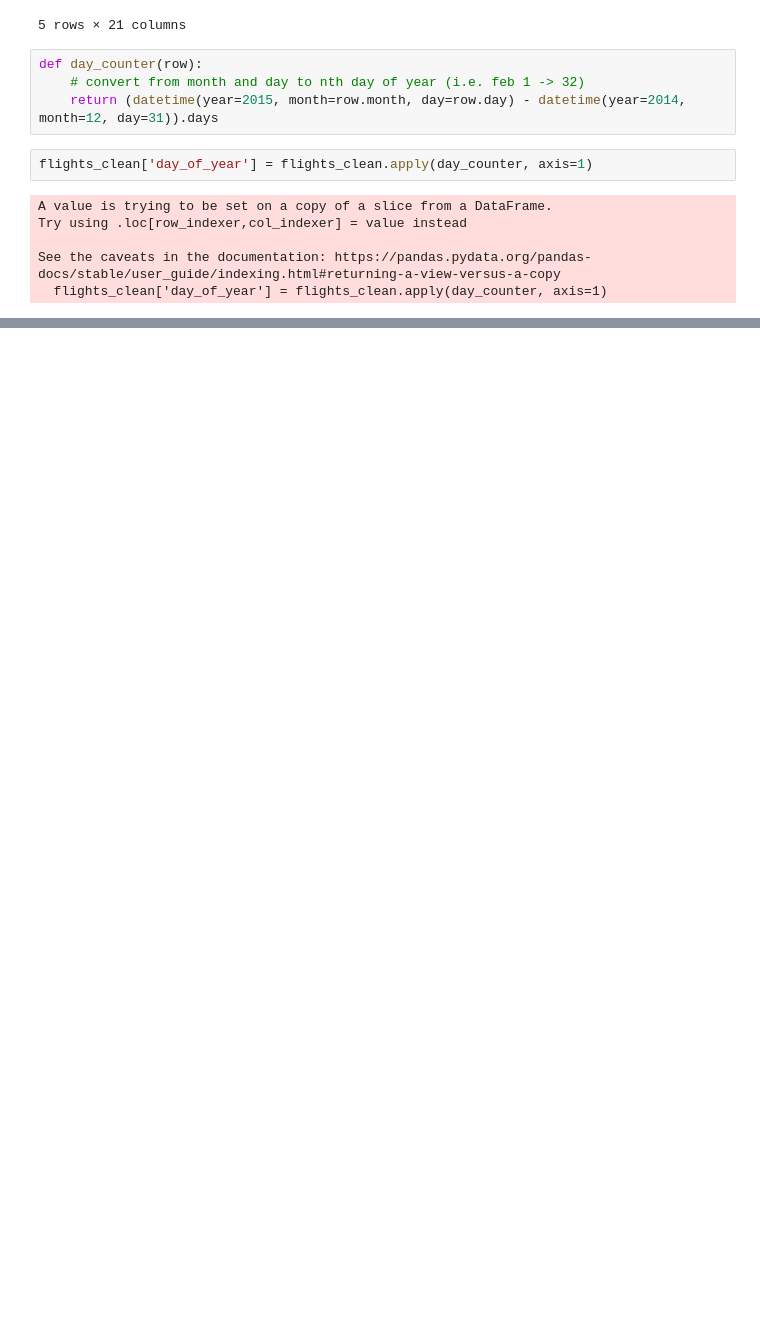
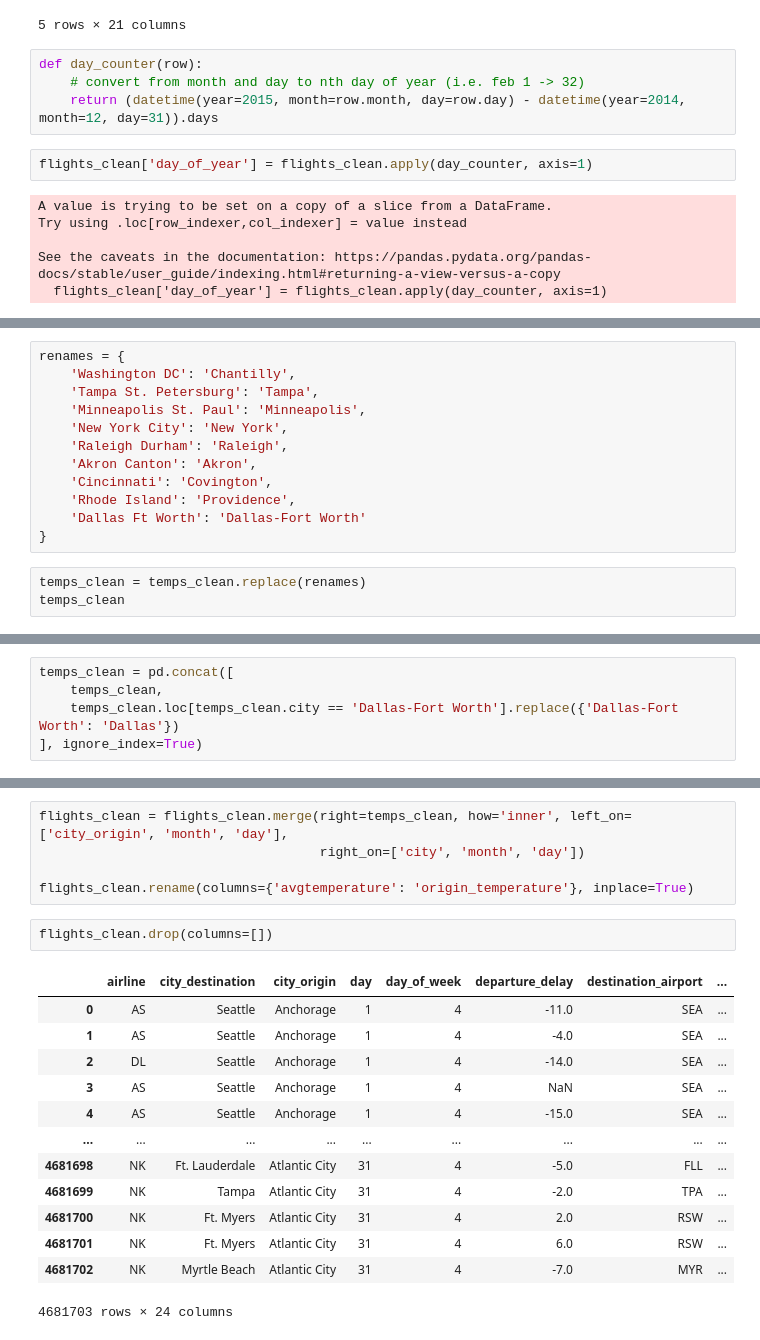
Before and after one commit to bencaterine/ding-ding-ding, a Jupyter notebook: data-cleaning.ipynb, the cells around one changed output, grey strips where cells are left out. Saved outputs shown, nothing was run; the diff lists cells and outputs as text; blank space fills up the shorter version.

```diff
--- a/data-cleaning.ipynb
+++ b/data-cleaning.ipynb
@@ -157,0 +205,15 @@ flights_clean.to_csv('data/flights_clean.csv', index=False)
+# %%
+renames = {
+    'Washington DC': 'Chantilly',
+    'Tampa St. Petersburg': 'Tampa',
+    'Minneapolis St. Paul': 'Minneapolis',
+    'New York City': 'New York',
+    'Raleigh Durham': 'Raleigh',
+    'Akron Canton': 'Akron',
+    'Cincinnati': 'Covington',
+    'Rhode Island': 'Providence',
+    'Dallas Ft Worth': 'Dallas-Fort Worth'
+}
+# %%
+temps_clean = temps_clean.replace(renames)
+temps_clean
@@ -157,0 +234,5 @@ flights_clean.to_csv('data/flights_clean.csv', index=False)
+# %%
+temps_clean = pd.concat([
+    temps_clean,
+    temps_clean.loc[temps_clean.city == 'Dallas-Fort Worth'].replace({'Dallas-Fort Worth': 'Dallas'})
+], ignore_index=True)
@@ -157,0 +266,21 @@ flights_clean.to_csv('data/flights_clean.csv', index=False)
+# %%
+flights_clean = flights_clean.merge(right=temps_clean, how='inner', left_on=['city_origin', 'month', 'day'],
+                                    right_on=['city', 'month', 'day'])
+
+flights_clean.rename(columns={'avgtemperature': 'origin_temperature'}, inplace=True)
+# %%
+flights_clean.drop(columns=[])
+# %% [output]
+|  | airline | city_destination | city_origin | day | day_of_week | departure_delay | destination_airport | ... |
+| 0 | AS | Seattle | Anchorage | 1 | 4 | -11.0 | SEA | ... |
+| 1 | AS | Seattle | Anchorage | 1 | 4 | -4.0 | SEA | ... |
+| 2 | DL | Seattle | Anchorage | 1 | 4 | -14.0 | SEA | ... |
+| 3 | AS | Seattle | Anchorage | 1 | 4 | NaN | SEA | ... |
+| 4 | AS | Seattle | Anchorage | 1 | 4 | -15.0 | SEA | ... |
+| ... | ... | ... | ... | ... | ... | ... | ... | ... |
+| 4681698 | NK | Ft. Lauderdale | Atlantic City | 31 | 4 | -5.0 | FLL | ... |
+| 4681699 | NK | Tampa | Atlantic City | 31 | 4 | -2.0 | TPA | ... |
+| 4681700 | NK | Ft. Myers | Atlantic City | 31 | 4 | 2.0 | RSW | ... |
+| 4681701 | NK | Ft. Myers | Atlantic City | 31 | 4 | 6.0 | RSW | ... |
+| 4681702 | NK | Myrtle Beach | Atlantic City | 31 | 4 | -7.0 | MYR | ... |
+4681703 rows × 24 columns
```
Also changed, not shown: parts of 25 cells of this notebook, 2 other files.
